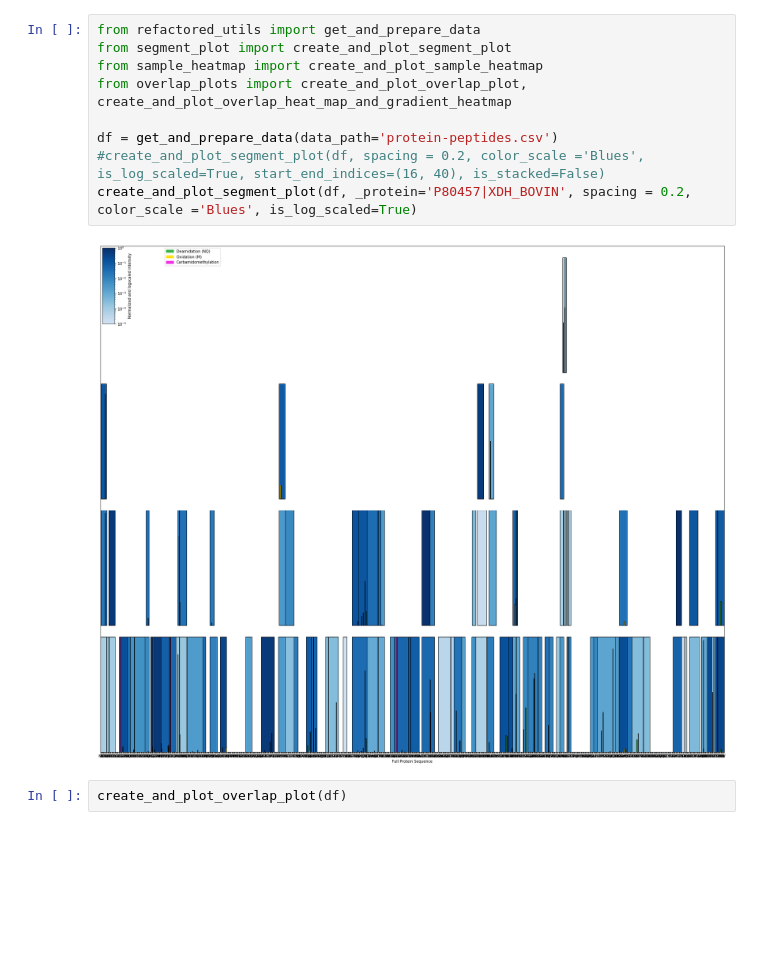
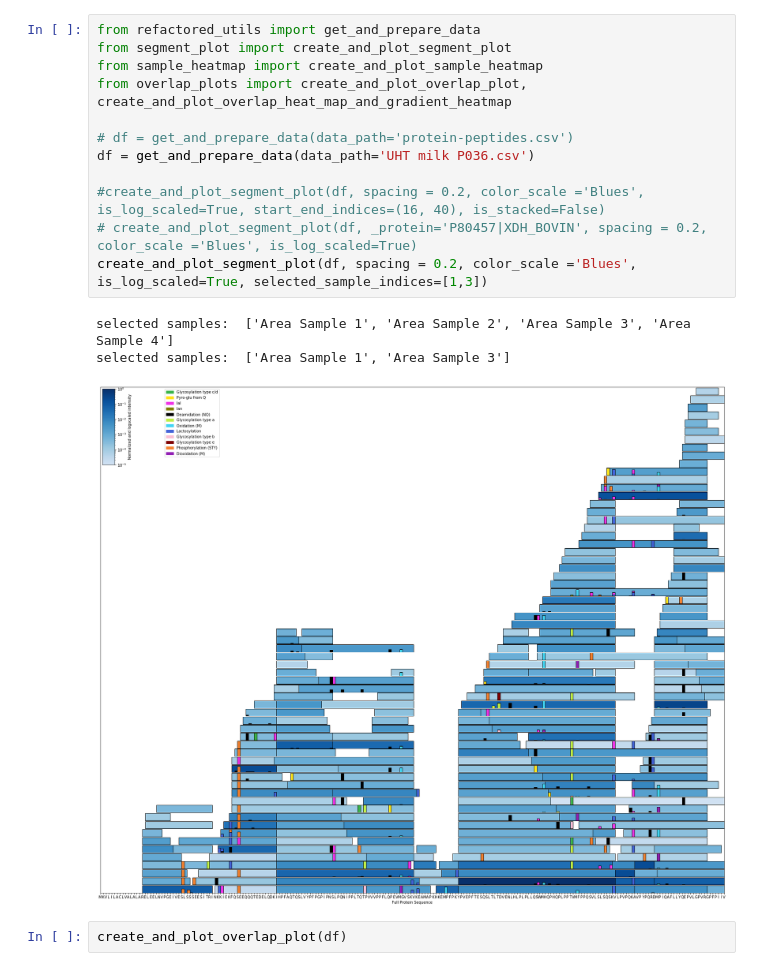
Before and after one commit to Munklinde96/Data_Visualization, a Jupyter notebook: viz7.ipynb, the cells around one changed output. Drawn from its saved outputs; the diff is of its cells as text; blank space fills up the shorter version.

Commit message:
select columns

```diff
--- a/viz7.ipynb
+++ b/viz7.ipynb
@@ -1,14 +1,19 @@
 # %%
 from refactored_utils import get_and_prepare_data
 from segment_plot import create_and_plot_segment_plot
 from sample_heatmap import create_and_plot_sample_heatmap
 from overlap_plots import create_and_plot_overlap_plot, create_and_plot_overlap_heat_map_and_gradient_heatmap
 
-df = get_and_prepare_data(data_path='protein-peptides.csv')
+# df = get_and_prepare_data(data_path='protein-peptides.csv')
+df = get_and_prepare_data(data_path='UHT milk P036.csv')
+
 #create_and_plot_segment_plot(df, spacing = 0.2, color_scale ='Blues', is_log_scaled=True, start_end_indices=(16, 40), is_stacked=False)
-create_and_plot_segment_plot(df, _protein='P80457|XDH_BOVIN', spacing = 0.2, color_scale ='Blues', is_log_scaled=True)
+# create_and_plot_segment_plot(df, _protein='P80457|XDH_BOVIN', spacing = 0.2, color_scale ='Blues', is_log_scaled=True)
+create_and_plot_segment_plot(df, spacing = 0.2, color_scale ='Blues', is_log_scaled=True, selected_sample_indices=[1,3])
 # %% [output]
+selected samples:  ['Area Sample 1', 'Area Sample 2', 'Area Sample 3', 'Area Sample 4']
+selected samples:  ['Area Sample 1', 'Area Sample 3']
-[figure, old version]
+[figure, new version]
 # %%
 create_and_plot_overlap_plot(df)
 # %% [output]
```
Also changed, not shown: 2 other files.
